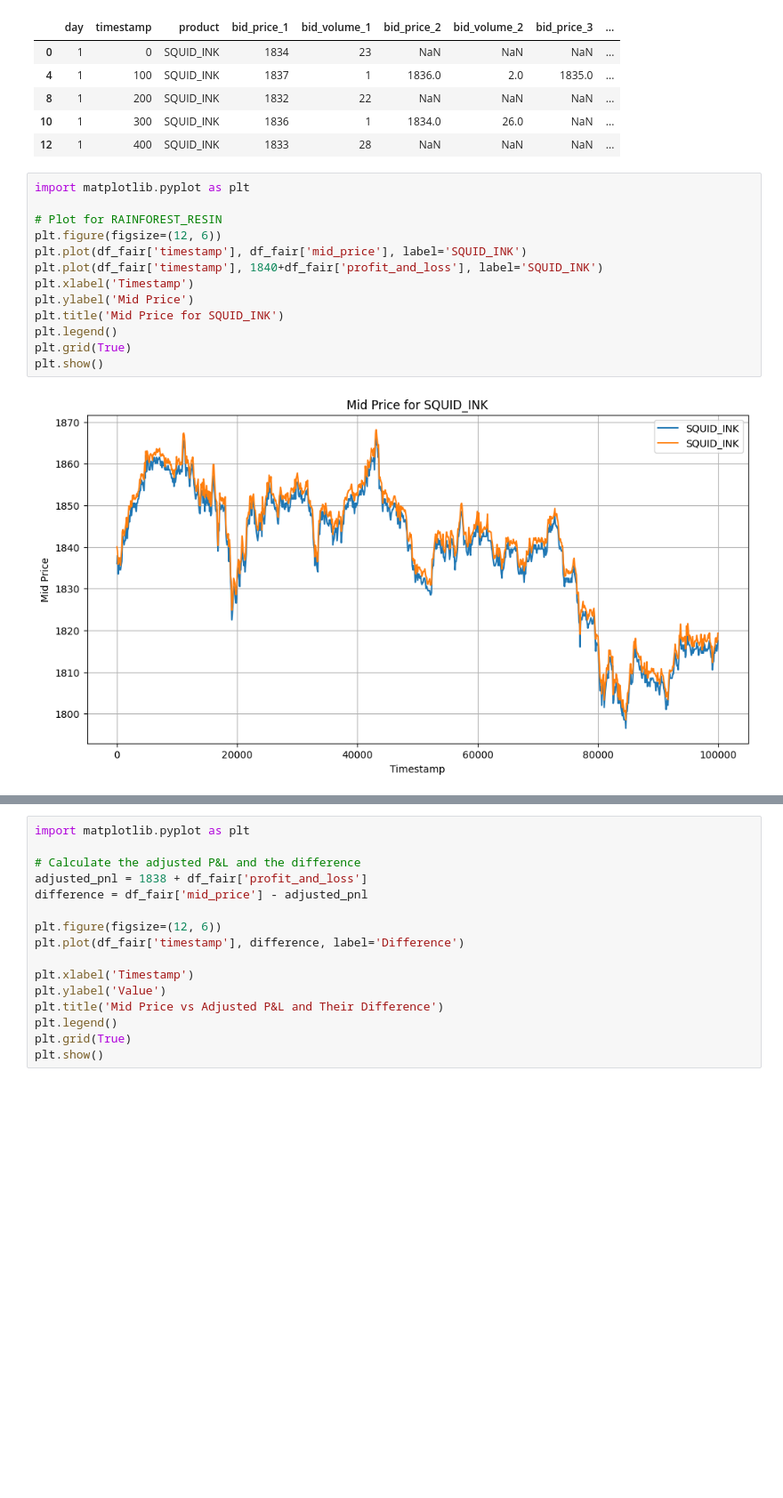
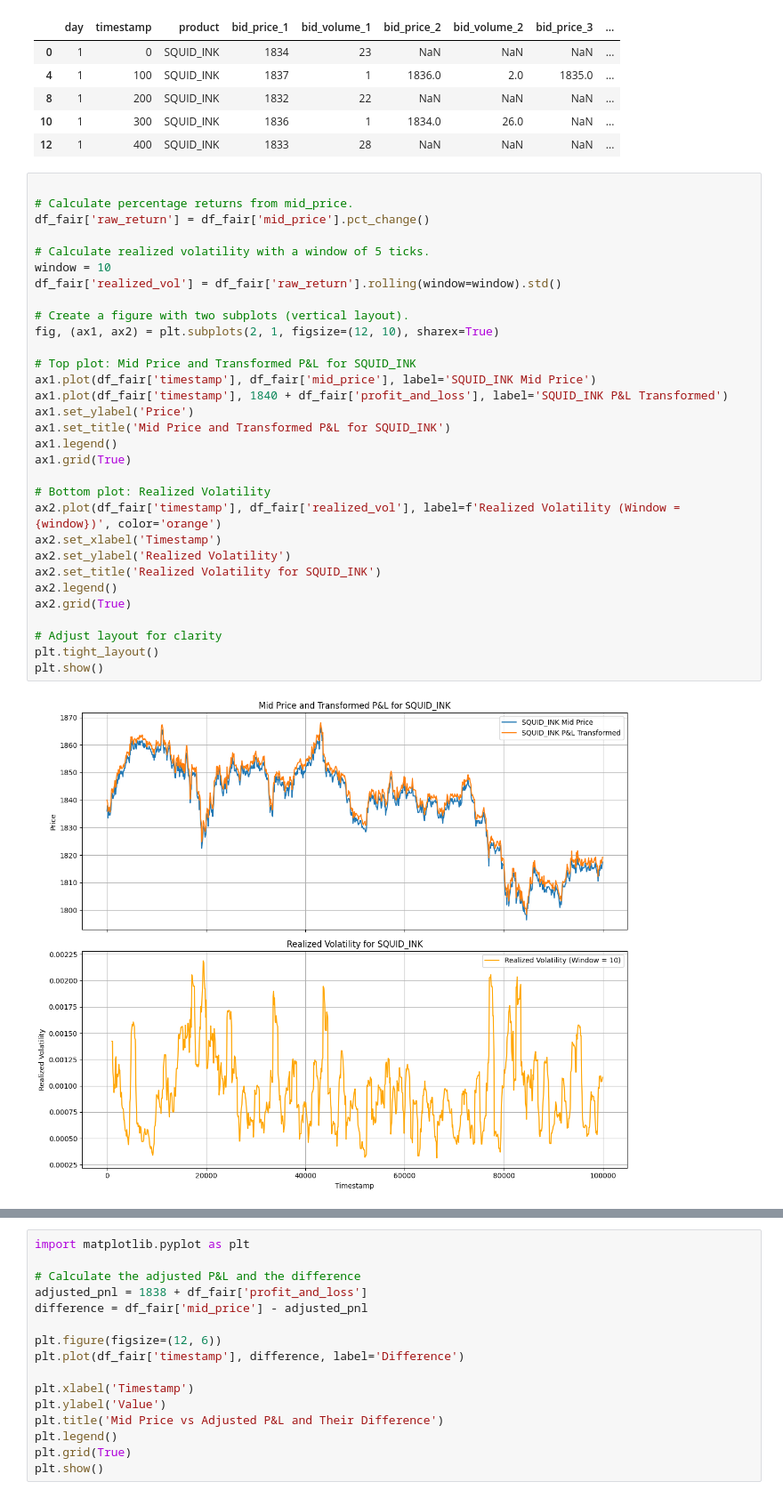
Before and after one commit to UlrichVestuche/IMC-Prosperity-3, a Jupyter notebook: Round_1/Misha/data.ipynb, the cells around one changed output, grey strips where cells are left out. Shown at 89% size. Drawn from its saved outputs; the diff is of its cells as text; blank space fills up the shorter version.

```diff
--- a/Round_1/Misha/data.ipynb
+++ b/Round_1/Misha/data.ipynb
@@ -126,18 +142,36 @@ df_fair.head()
 | 8 | 1 | 200 | SQUID_INK | 1832 | 22 | NaN | NaN | NaN | ... |
 | 10 | 1 | 300 | SQUID_INK | 1836 | 1 | 1834.0 | 26.0 | NaN | ... |
 | 12 | 1 | 400 | SQUID_INK | 1833 | 28 | NaN | NaN | NaN | ... |
-# %%
-import matplotlib.pyplot as plt
-
-# Plot for RAINFOREST_RESIN
-plt.figure(figsize=(12, 6))
-plt.plot(df_fair['timestamp'], df_fair['mid_price'], label='SQUID_INK')
-plt.plot(df_fair['timestamp'], 1840+df_fair['profit_and_loss'], label='SQUID_INK')
-plt.xlabel('Timestamp')
-plt.ylabel('Mid Price')
-plt.title('Mid Price for SQUID_INK')
-plt.legend()
-plt.grid(True)
-plt.show()
-# %% [output]
-[figure, removed]
+# %%
+
+# Calculate percentage returns from mid_price.
+df_fair['raw_return'] = df_fair['mid_price'].pct_change()
+
+# Calculate realized volatility with a window of 5 ticks.
+window = 10
+df_fair['realized_vol'] = df_fair['raw_return'].rolling(window=window).std()
+
+# Create a figure with two subplots (vertical layout).
+fig, (ax1, ax2) = plt.subplots(2, 1, figsize=(12, 10), sharex=True)
+
+# Top plot: Mid Price and Transformed P&L for SQUID_INK
+ax1.plot(df_fair['timestamp'], df_fair['mid_price'], label='SQUID_INK Mid Price')
+ax1.plot(df_fair['timestamp'], 1840 + df_fair['profit_and_loss'], label='SQUID_INK P&L Transformed')
+ax1.set_ylabel('Price')
+ax1.set_title('Mid Price and Transformed P&L for SQUID_INK')
+ax1.legend()
+ax1.grid(True)
+
+# Bottom plot: Realized Volatility
+ax2.plot(df_fair['timestamp'], df_fair['realized_vol'], label=f'Realized Volatility (Window = {window})', color='orange')
+ax2.set_xlabel('Timestamp')
+ax2.set_ylabel('Realized Volatility')
+ax2.set_title('Realized Volatility for SQUID_INK')
+ax2.legend()
+ax2.grid(True)
+
+# Adjust layout for clarity
+plt.tight_layout()
+plt.show()
+# %% [output]
+[figure, added]
```
Also changed, not shown: parts of 12 cells of this notebook, 1 other file.
